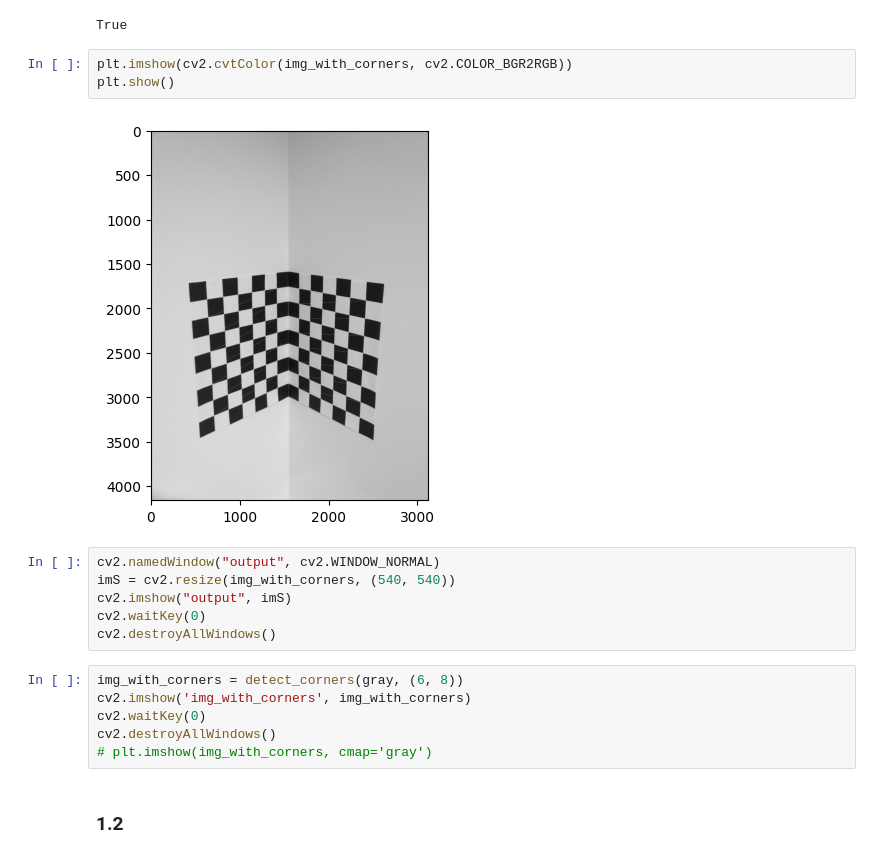
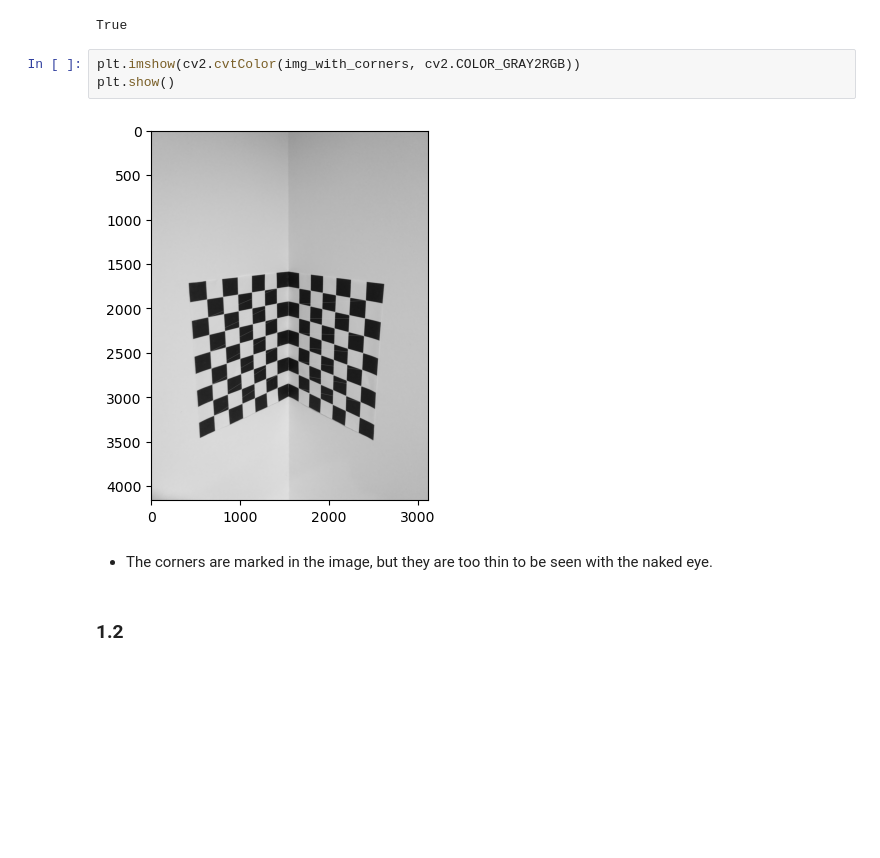
Before and after one commit to Gokulraj-R-002/ComputerVision, a Jupyter notebook: assignment-1/assign1.ipynb, the cells around one changed output. Saved outputs shown, nothing was run; the diff lists cells and outputs as text; blank space fills up the shorter version.

```diff
--- a/assignment-1/assign1.ipynb
+++ b/assignment-1/assign1.ipynb
@@ -55,22 +69,12 @@ cv2.imwrite('calib-object_corners.jpg', img_with_corners)
 # %% [output]
 True
 # %%
-plt.imshow(cv2.cvtColor(img_with_corners, cv2.COLOR_BGR2RGB))
+plt.imshow(cv2.cvtColor(img_with_corners, cv2.COLOR_GRAY2RGB))
 plt.show()
 # %% [output]
-[figure, old version]
+[figure, new version]
-# %%
-cv2.namedWindow("output", cv2.WINDOW_NORMAL)
-imS = cv2.resize(img_with_corners, (540, 540))
-cv2.imshow("output", imS)
-cv2.waitKey(0)
-cv2.destroyAllWindows()
-# %%
-img_with_corners = detect_corners(gray, (6, 8))
-cv2.imshow('img_with_corners', img_with_corners)
-cv2.waitKey(0)
-cv2.destroyAllWindows()
-# plt.imshow(img_with_corners, cmap='gray')
+# %% [markdown]
+* The corners are marked in the image, but they are too thin to be seen with the naked eye.
 # %% [markdown]
 ### 1.2
 # %% [markdown]
```
Also changed, not shown: parts of 51 cells of this notebook, 8 other files.
